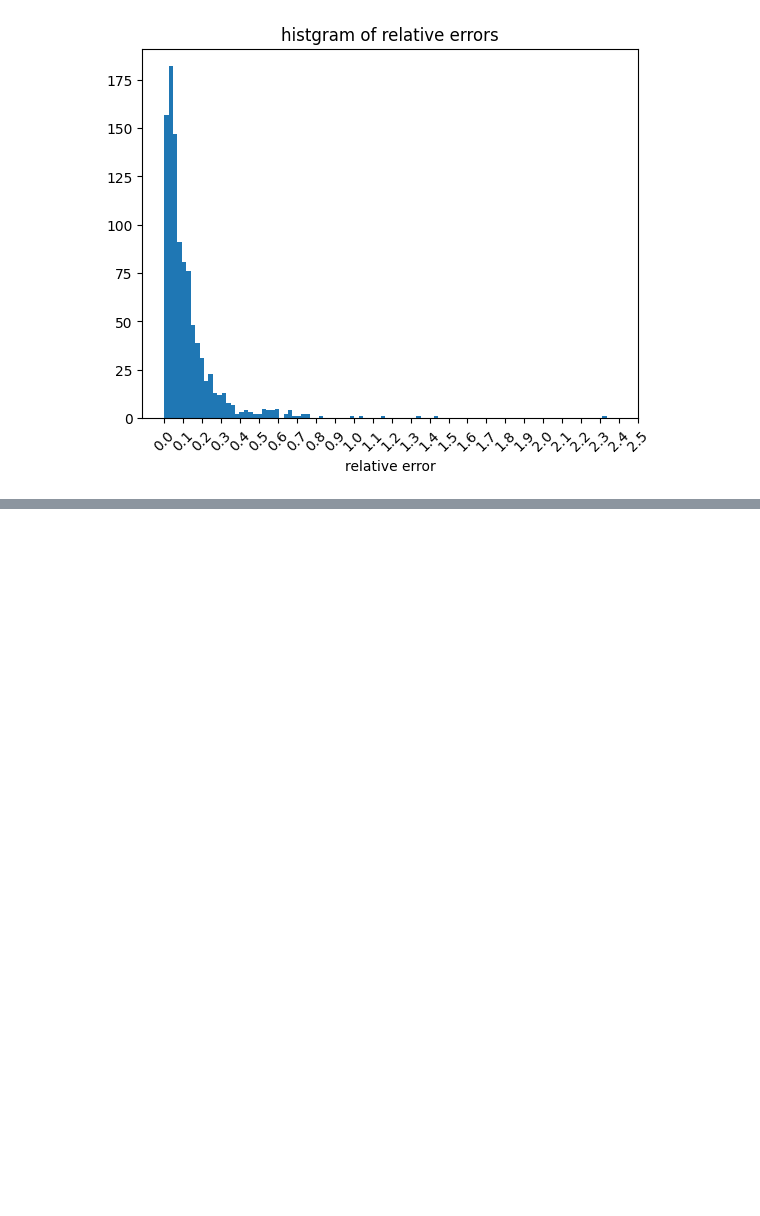
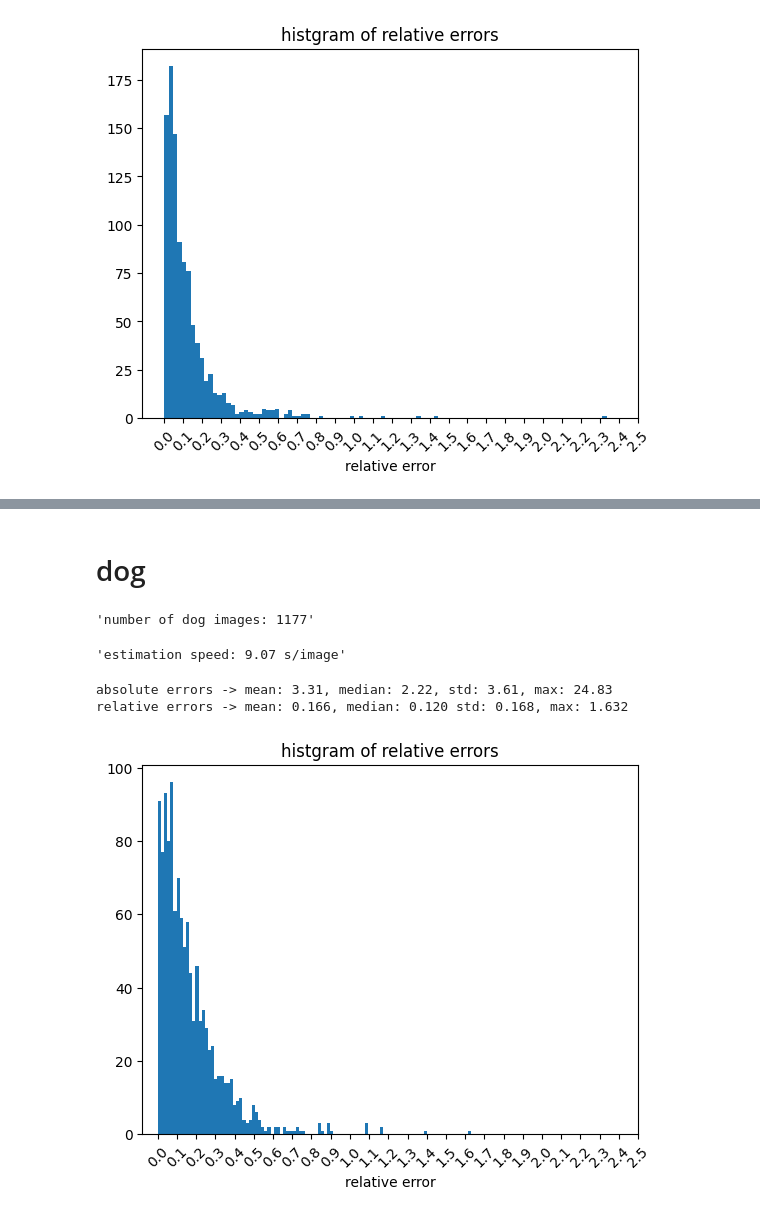
Before and after one commit to XFan2018/size-estimation-experiment, a Jupyter notebook: data_processing.ipynb, the cells around one changed output, grey strips where cells are left out. Drawn from its saved outputs; the diff is of its cells as text; code cells hidden in the pictures; blank space fills up the shorter version.

```diff
--- a/data_processing.ipynb
+++ b/data_processing.ipynb
@@ -3,4 +3,6 @@ import pandas as pd
 import matplotlib.pyplot as plt
 import numpy as np
 # %%
-df = pd.read_csv("experiment1.csv")
+df_cat = pd.read_csv("results/cat_train.csv")
+df_dog = pd.read_csv("results/dog_train.csv")
+df_bird = pd.read_csv("results/bird_train.csv")
@@ -49,0 +44,27 @@ plt.show()
+# %% [markdown]
+# dog
+# %%
+"number of dog images: {}".format(df_dog.shape[0])
+# %% [output]
+'number of dog images: 1177'
+# %%
+"estimation speed: {} s/image".format(round(df_dog["Time"].sum() / df_dog.shape[0], 2))
+# %% [output]
+'estimation speed: 9.07 s/image'
+# %%
+absolute_errs = abs(df_dog["GT"] - df_dog["Response"])
+relative_errs_dog = absolute_errs / df_dog["GT"]
+# %%
+print("absolute errors -> mean: {:.2f}, median: {:.2f}, std: {:.2f}, max: {:.2f}".format(absolute_errs.mean(), absolute_errs.median(), absolute_errs.std(), absolute_errs.max()))
+print("relative errors -> mean: {:.3f}, median: {:.3f} std: {:.3f}, max: {:.3f}".format(relative_errs_dog.mean(), relative_errs_dog.median(), relative_errs_dog.std(), relative_errs_dog.max()))
+# %% [output]
+absolute errors -> mean: 3.31, median: 2.22, std: 3.61, max: 24.83
+relative errors -> mean: 0.166, median: 0.120 std: 0.168, max: 1.632
+# %%
+plt.hist(relative_errs_dog, 100)
+plt.xticks(np.arange(0, 2.6, step=0.1), rotation=45)
+plt.title("histgram of relative errors")
+plt.xlabel("relative error")
+plt.show()
+# %% [output]
+[figure, added]
```
Also changed, not shown: parts of 18 cells of this notebook, 10 other files.
